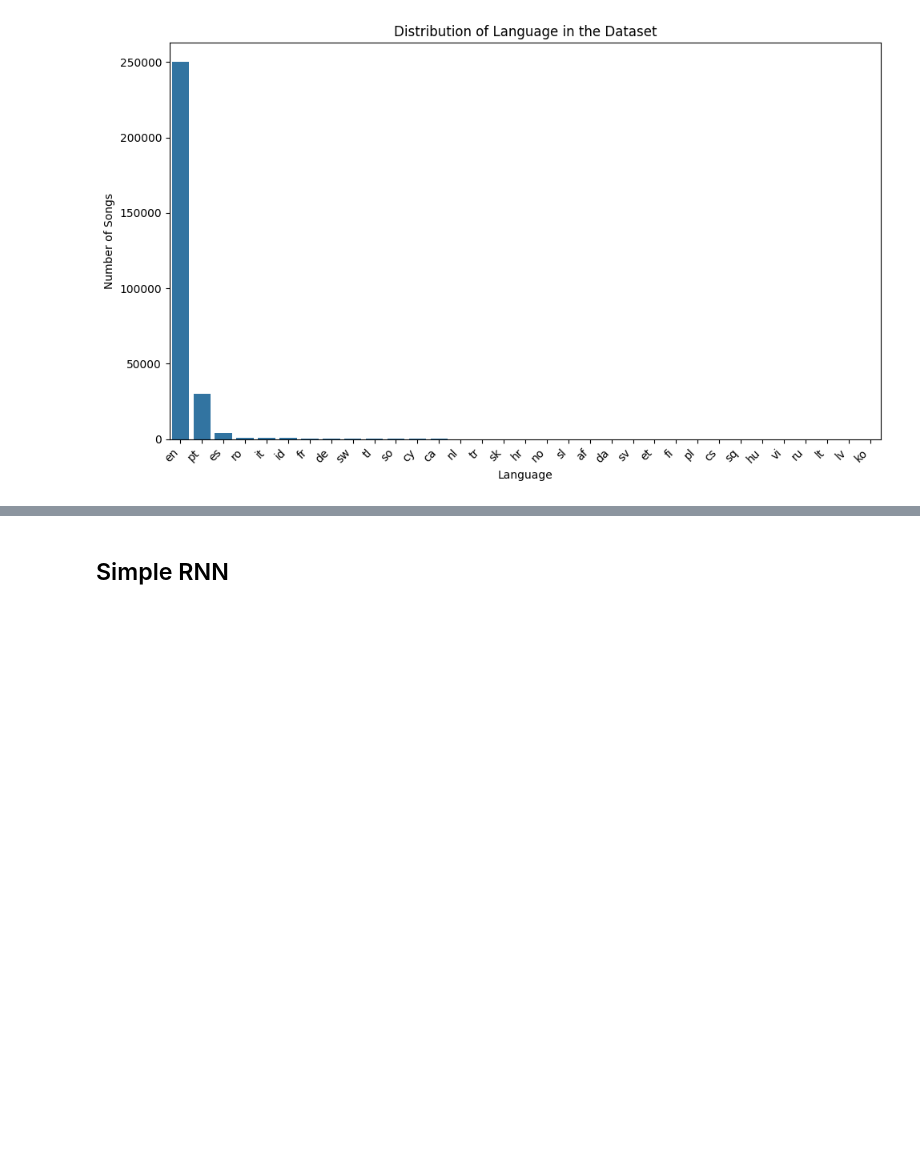
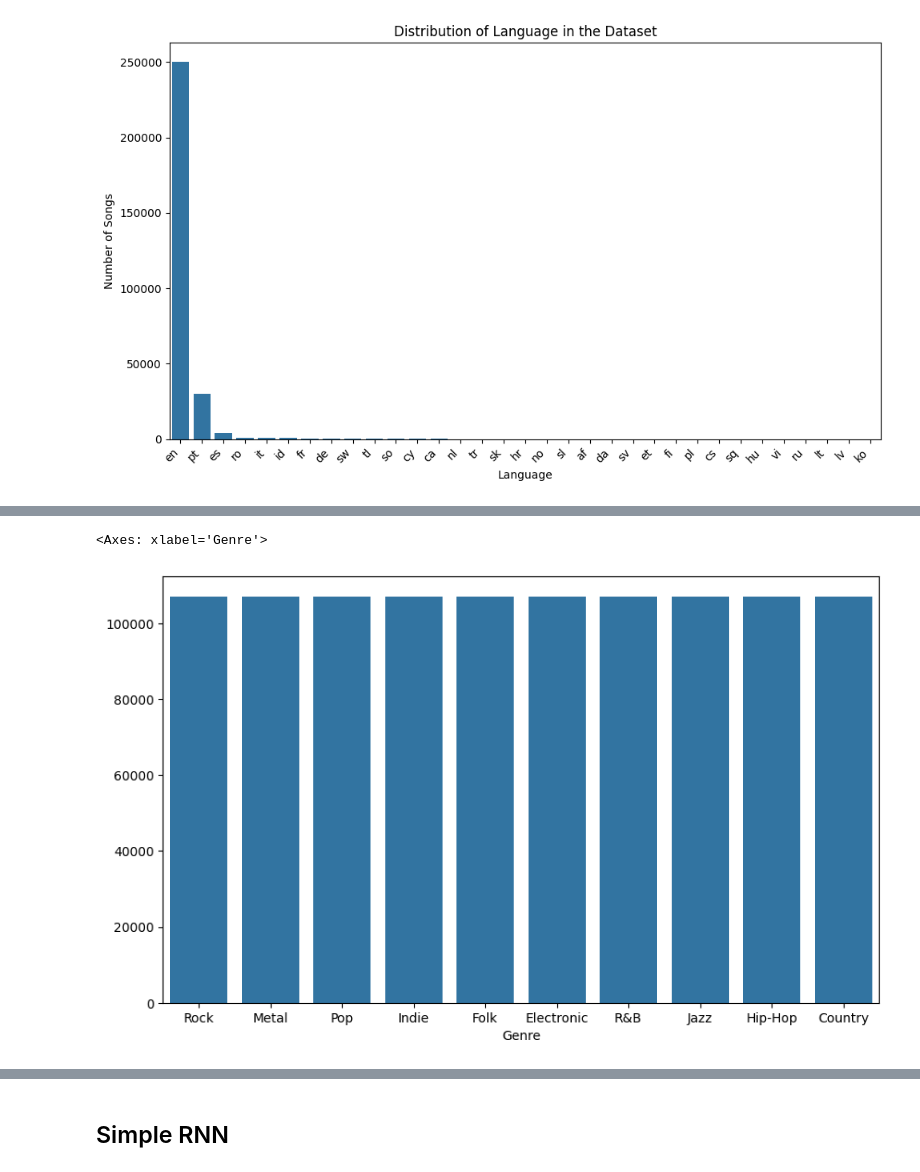
Before and after one commit to neilpelow/Deep-Learning-Models, a Jupyter notebook: notebooks/RNN_Variants.ipynb, the cells around one changed output, grey strips where cells are left out. Cells and saved outputs as stored; diff of their text form; code cells hidden in the pictures; blank space fills up the shorter version.

```diff
--- a/notebooks/RNN_Variants.ipynb
+++ b/notebooks/RNN_Variants.ipynb
@@ -310,0 +133,25 @@ Name: proportion, dtype: float64
+# %%
+stop_words = set(stopwords.words('english'))
+
+def clean_text(text):
+    if pd.isna(text) or not isinstance(text, str):
+        return ""
+    # Remove URLs
+    text = re.sub(r'https?://\S+|www\.\S+', '', text)
+    # Remove HTML tags
+    text = re.sub(r'<.*?>', '', text)
+    # Remove special characters and numbers
+    text = re.sub(r'[^A-Za-z\s]', '', text)
+    # Replace multiple spaces with a single space
+    text = re.sub(r'\s+', ' ', text).strip()
+    # Lowercase
+    text = text.lower()
+    # Remove stop words
+    words = word_tokenize(text)
+    filtered_words = [word for word in words if word.lower() not in stop_words]
+    text = ' '.join(filtered_words)
+    return text
+
+cleaned_en_training_data = en_training_data.copy()
+cleaned_en_training_data['Lyrics'] = en_training_data['Lyrics'].apply(clean_text)
+cleaned_en_training_data.head()
@@ -311,10 +165,14 @@ Name: proportion, dtype: float64
 # %%
-# Encode labels
-encoder = LabelEncoder()
-new_train_data['Genre'] = encoder.fit_transform(new_train_data['Genre'])
+# Random Oversampling by genre due to imbalance.
+ros = RandomOverSampler(random_state=42)
+X_resampled1, y_resampled1 = ros.fit_resample(cleaned_en_training_data[['Lyrics']], cleaned_en_training_data['Genre'])
 
-# Apply Random Oversampling
-ros = RandomOverSampler(random_state=42)
-X_resampled1, y_resampled1 = ros.fit_resample(new_train_data[['Lyrics']], new_train_data['Genre'])
+ro_cleaned_en_training_data = pd.DataFrame({'Lyrics': X_resampled1['Lyrics'].values, 'Genre': y_resampled1.values})
 
-train_data = pd.DataFrame({'Lyrics': X_resampled1['Lyrics'].values, 'Genre': y_resampled1.values})
+# Plot distribution of random over sampled data
+en_genre_counts = ro_cleaned_en_training_data['Genre'].value_counts()
+plt.figure(figsize=(10, 6))
+sns.barplot(x=en_genre_counts.index, y=en_genre_counts.values)
+# %% [output]
+<Axes: xlabel='Genre'>
+[figure, added]
```
Also changed, not shown: parts of 36 cells of this notebook.
